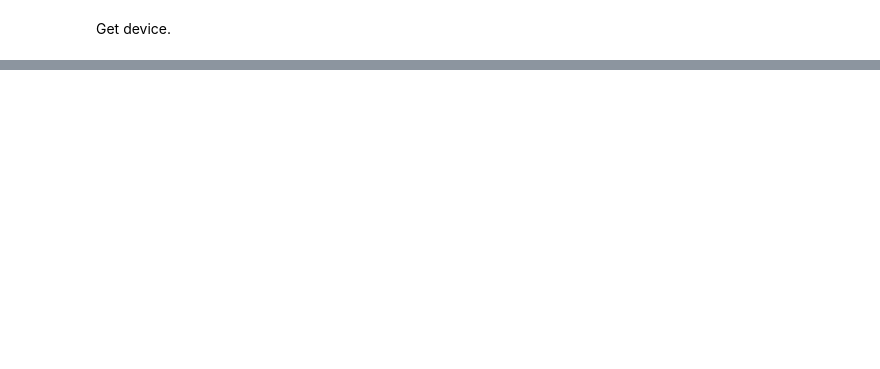
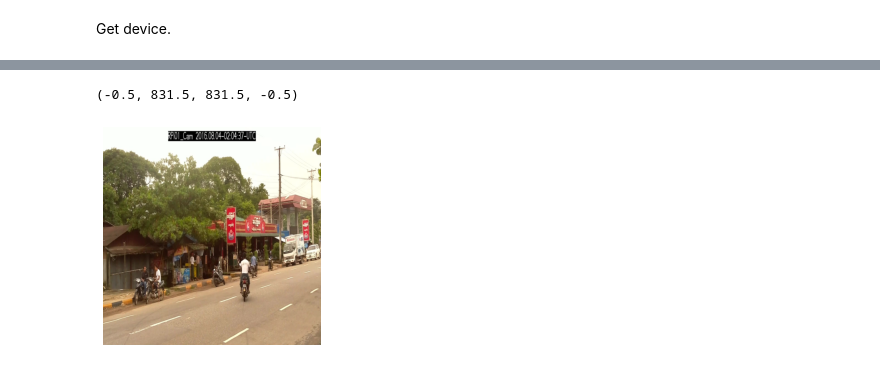
Before and after one commit to AntonJorg/02456-yolo, a Jupyter notebook: yolo.ipynb, the cells around one changed output, grey strips where cells are left out. Drawn from its saved outputs; the diff is of its cells as text; code cells hidden in the pictures; blank space fills up the shorter version.

```diff
--- a/yolo.ipynb
+++ b/yolo.ipynb
@@ -145,0 +199,33 @@ for epoch in range(1, N_EPOCHS + 1):
+# %%
+img = imgs[0]
+detections = img_detections[0]
+
+# The amount of padding that was added
+pad_x = max(img.shape[0] - img.shape[1], 0) * (img_size / max(img.shape))
+pad_y = max(img.shape[1] - img.shape[0], 0) * (img_size / max(img.shape))
+# Image height and width after padding is removed
+unpad_h = img_size - pad_y
+unpad_w = img_size - pad_x
+
+# Draw bounding boxes and labels of detections
+if detections is not None:
+    unique_classes = detections[:, -1].cpu().unique()
+
+    for i in unique_classes:
+        n = (detections[:, -1].cpu() == i).sum()
+        # print('%g %ss' % (n, classes[int(i)]))
+
+    for x1, y1, x2, y2, conf, cls_conf, cls_pred in detections:
+        # Rescale coordinates to original dimensions
+        box_h = ((y2 - y1) / unpad_h) * img.shape[0]
+        box_w = ((x2 - x1) / unpad_w) * img.shape[1]
+        y1 = (((y1 - pad_y // 2) / unpad_h) * img.shape[0]).round().item()
+        x1 = (((x1 - pad_x // 2) / unpad_w) * img.shape[1]).round().item()
+        x2 = (x1 + box_w).round().item()
+        y2 = (y1 + box_h).round().item()
+        x1, y1, x2, y2 = max(x1, 0), max(y1, 0), max(x2, 0), max(y2, 0)
+        # print(x1, y1, x2, y2)
+        # print(int(cls_pred))
+        print(list(class_dict.keys())[int(cls_pred)])
+# print(annotations[0])
+# detections
@@ -145,0 +251,6 @@ for epoch in range(1, N_EPOCHS + 1):
+# %%
+plt.imshow(np.array(img).transpose([1, 2, 0]))
+plt.axis('off')
+# %% [output]
+(-0.5, 831.5, 831.5, -0.5)
+[figure, added]
```
Also changed, not shown: parts of 24 cells of this notebook.
